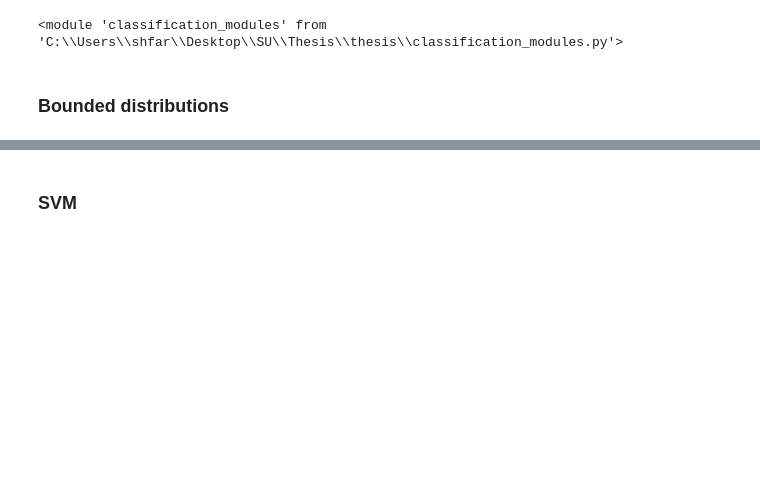
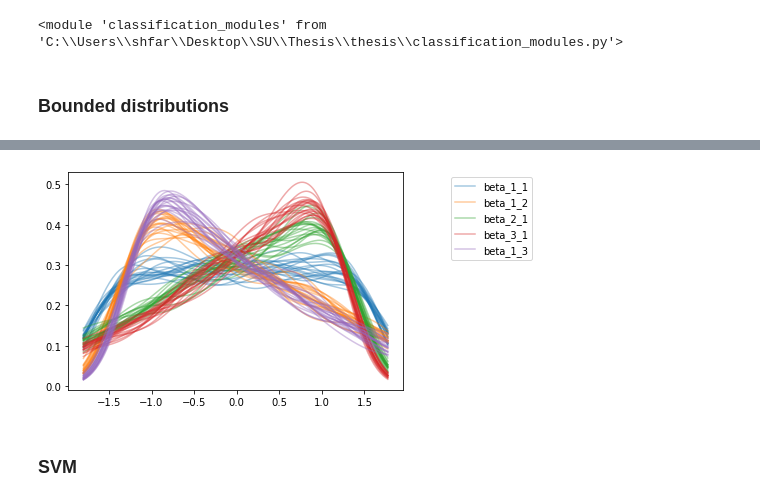
Before and after one commit to sheilafarrahi/thesis, a Jupyter notebook: kde.ipynb, the cells around one changed output, grey strips where cells are left out. Cells and saved outputs as stored; diff of their text form; code cells hidden in the pictures; blank space fills up the shorter version.

```diff
--- a/kde.ipynb
+++ b/kde.ipynb
@@ -40,0 +42,7 @@ dem.get_kde_plot(kde_df,x_b)
+# %%
+bounded_samples_st = dm.get_st_samples(bounded_dists, nr_sample_sets, sample_size)
+min_ = np.percentile(bounded_samples_st.iloc[:,:-1],2.5)
+max_ = np.percentile(bounded_samples_st.iloc[:,:-1],97.5)
+x_b_st = np.linspace(min_, max_, num_steps)
+kde_df = dem.get_kde(bounded_samples_st, x_b_st)
+kde_df.head(3)
@@ -41,3 +55,7 @@ dem.get_kde_plot(kde_df,x_b)
+# %%
+dem.get_kde_plot(kde_df,x_b_st)
+# %% [output]
+[figure, added]
 # %% [markdown]
 ### SVM
 # %%
```
Also changed, not shown: parts of 7 cells of this notebook, 12 other files.
